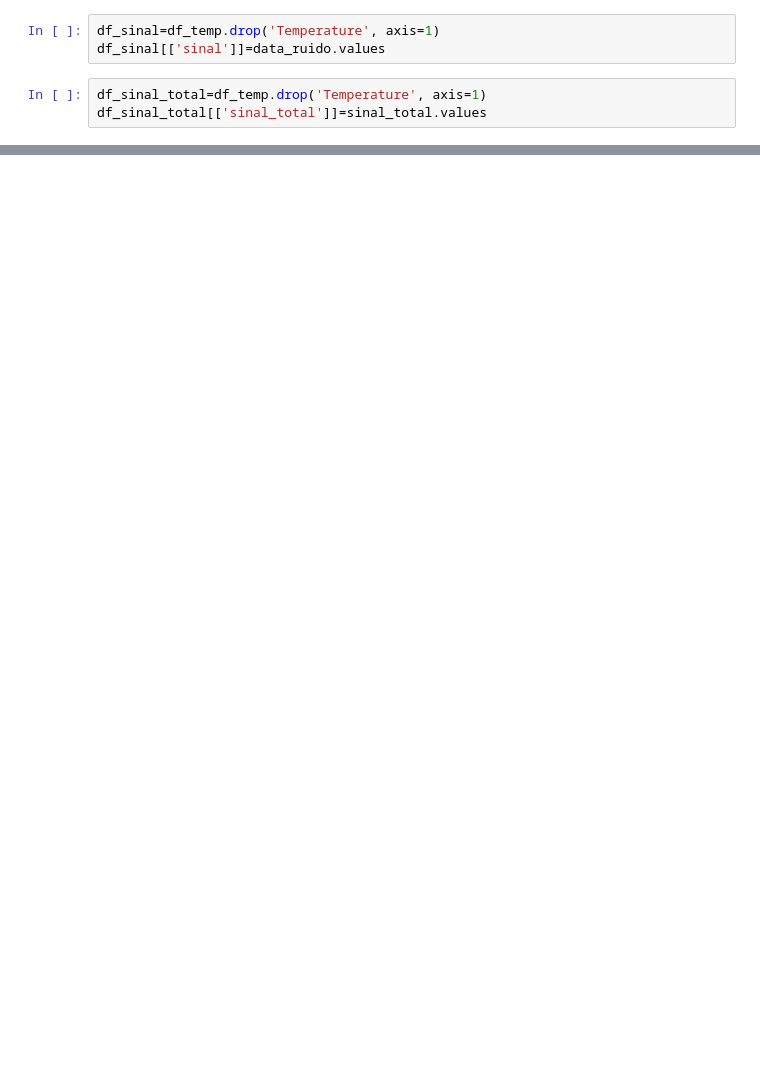
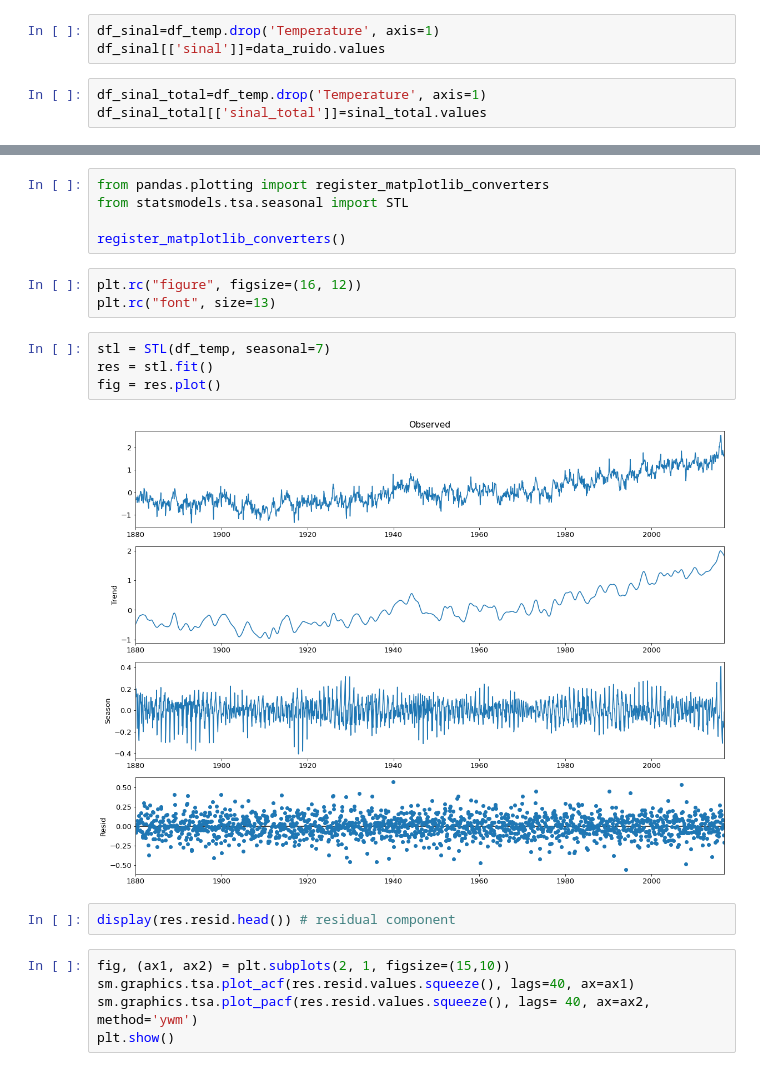
Before and after one commit to JuWhoo/series_temporais_arima, a Jupyter notebook: sinal_ruido_teste.ipynb, the cells around one changed output, grey strips where cells are left out. Cells and saved outputs as stored; diff of their text form; blank space fills up the shorter version.

```diff
--- a/sinal_ruido_teste.ipynb
+++ b/sinal_ruido_teste.ipynb
@@ -209,0 +139,21 @@ plt.show()
+# %%
+from pandas.plotting import register_matplotlib_converters
+from statsmodels.tsa.seasonal import STL
+
+register_matplotlib_converters()
+# %%
+plt.rc("figure", figsize=(16, 12))
+plt.rc("font", size=13)
+# %%
+stl = STL(df_temp, seasonal=7)
+res = stl.fit()
+fig = res.plot()
+# %% [output]
+[figure, added]
+# %%
+display(res.resid.head()) # residual component
+# %%
+fig, (ax1, ax2) = plt.subplots(2, 1, figsize=(15,10))
+sm.graphics.tsa.plot_acf(res.resid.values.squeeze(), lags=40, ax=ax1)
+sm.graphics.tsa.plot_pacf(res.resid.values.squeeze(), lags= 40, ax=ax2, method='ywm')
+plt.show()
```
Also changed, not shown: parts of 29 cells of this notebook, 4 other files.
